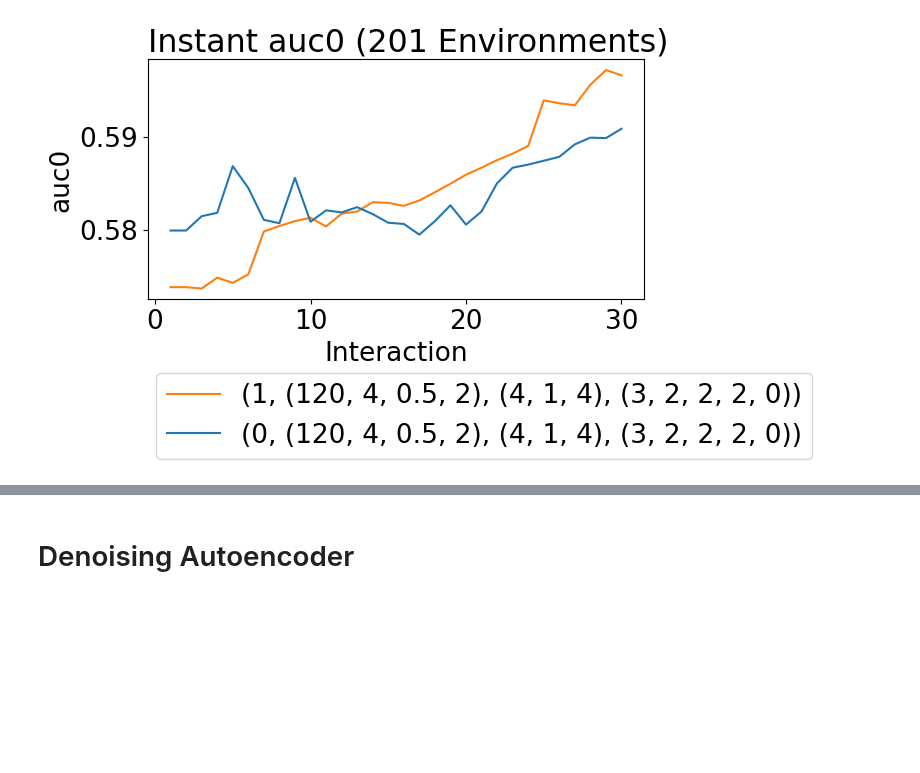
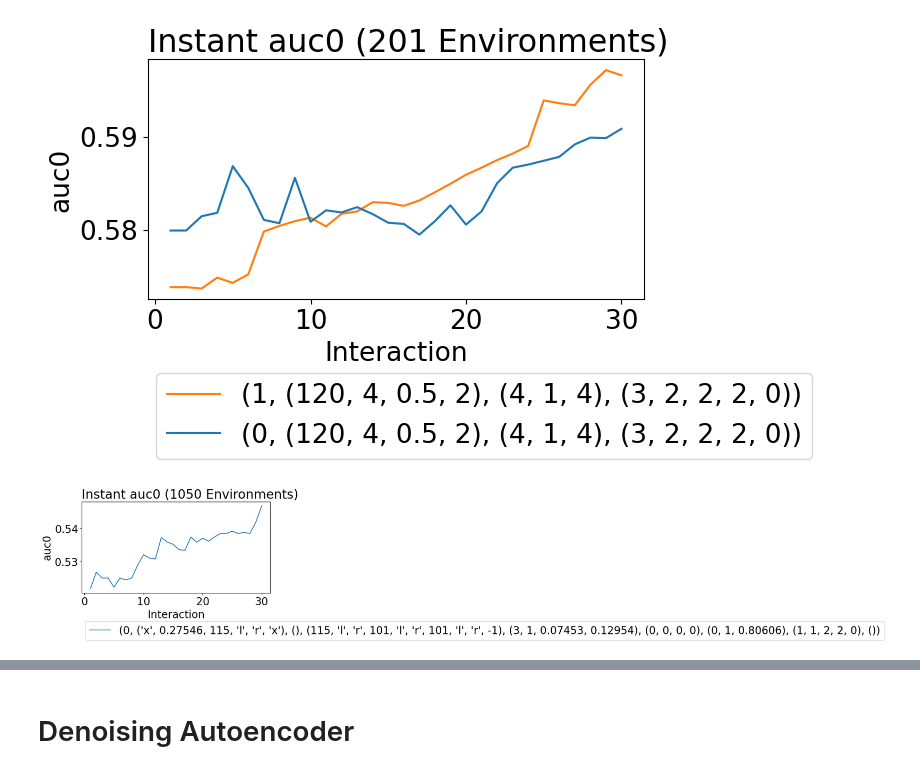
Before and after one commit to mrucker/diss, a Jupyter notebook: sapiens/notebooks/3) online, personalization, supervised.ipynb, the cells around one changed output, grey strips where cells are left out. Cells and saved outputs as stored; diff of their text form; code cells hidden in the pictures; blank space fills up the shorter version.

```diff
--- a/sapiens/notebooks/3) online, personalization, supervised.ipynb
+++ b/sapiens/notebooks/3) online, personalization, supervised.ipynb
@@ -3072,0 +3102,6 @@ cb.Experiment(triples).run('../logs/3/onp-hyper3.log.gz',processes=126,quiet=Tru
+# %%
+s=1
+n=None
+res.where(l=[(0,)]).plot_learners(y='auc0', l=["evaluator_id","s1","s2","s3","s4","dae","ssl","sl","ws","pers","exp","weighted"], p=["g","rng"],top_n=n,span=s,err=my_pct(50))
+# %% [output]
+[figure, added]
```
Also changed, not shown: parts of 23 cells of this notebook, 1 other file.
